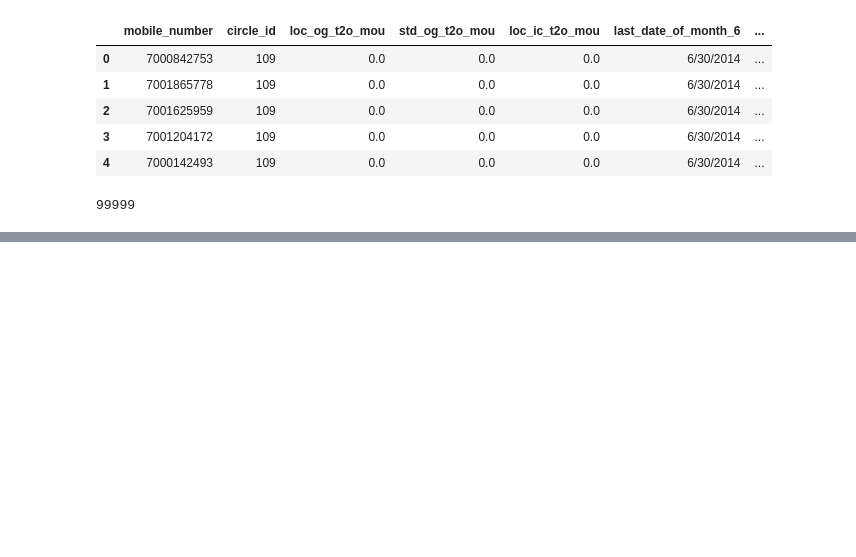
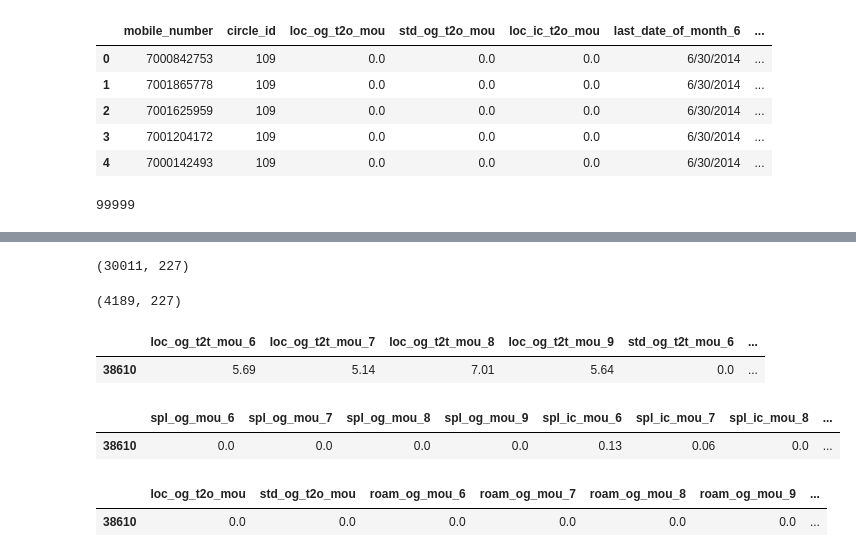
Before and after one commit to gettingtoknowdata/predict-churn, a Jupyter notebook: Telecom_churn_case_study.ipynb, the cells around one changed output, grey strips where cells are left out. Drawn from its saved outputs; the diff is of its cells as text; code cells hidden in the pictures; blank space fills up the shorter version.

```diff
--- a/Telecom_churn_case_study.ipynb
+++ b/Telecom_churn_case_study.ipynb
@@ -46,0 +87,27 @@ data.mobile_number.unique().size
+# %%
+a = data[data.average_recharge >368]
+# %%
+a.shape
+# %% [output]
+(30011, 227)
+# %%
+o = a[a.average_recharge >37762]
+# %%
+a[a.average_recharge >1000].shape
+# %% [output]
+(4189, 227)
+# %%
+o.filter(like='t2t')
+# %% [output]
+|  | loc_og_t2t_mou_6 | loc_og_t2t_mou_7 | loc_og_t2t_mou_8 | loc_og_t2t_mou_9 | std_og_t2t_mou_6 | ... |
+| 38610 | 5.69 | 5.14 | 7.01 | 5.64 | 0.0 | ... |
+# %%
+o.filter(like='spl')
+# %% [output]
+|  | spl_og_mou_6 | spl_og_mou_7 | spl_og_mou_8 | spl_og_mou_9 | spl_ic_mou_6 | spl_ic_mou_7 | spl_ic_mou_8 | ... |
+| 38610 | 0.0 | 0.0 | 0.0 | 0.0 | 0.13 | 0.06 | 0.0 | ... |
+# %%
+o.filter(like='og')
+# %% [output]
+|  | loc_og_t2o_mou | std_og_t2o_mou | roam_og_mou_6 | roam_og_mou_7 | roam_og_mou_8 | roam_og_mou_9 | ... |
+| 38610 | 0.0 | 0.0 | 0.0 | 0.0 | 0.0 | 0.0 | ... |
```
Also changed, not shown: parts of 6 cells of this notebook.
